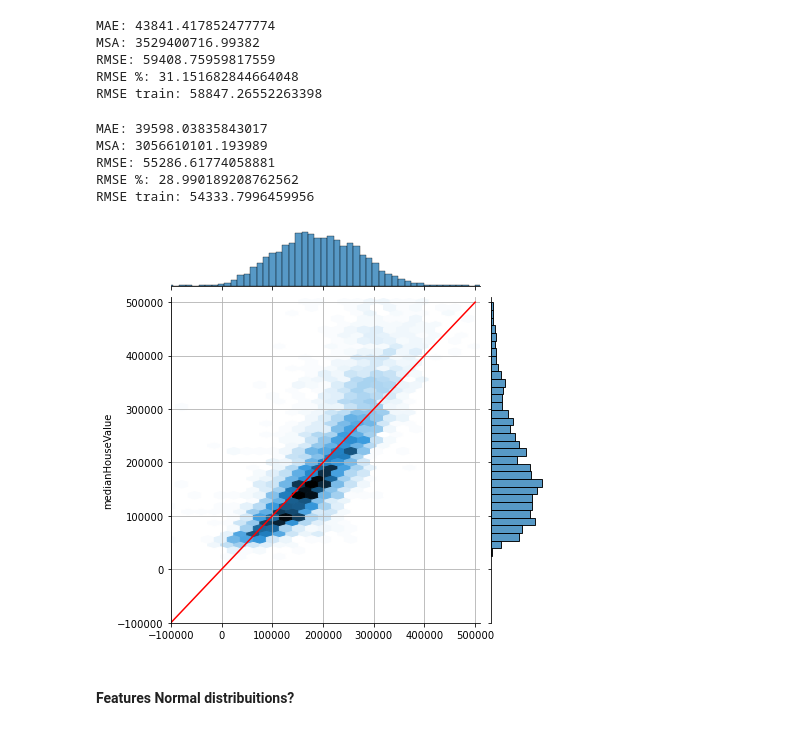
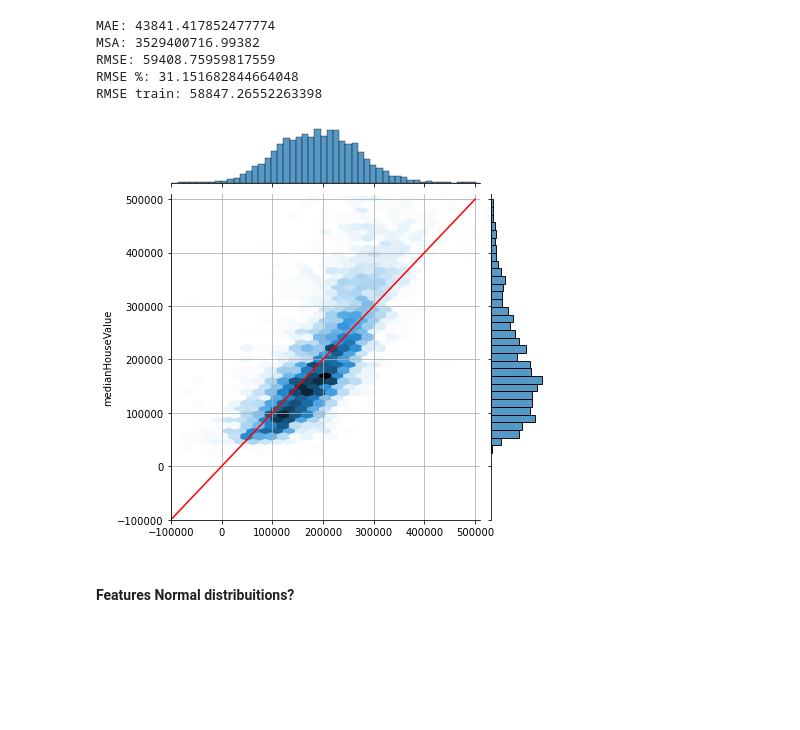
Before and after one commit to a-m-j-s/DS-ML-Study, a Jupyter notebook: CaliforniaHousing/California_housing_2.ipynb, the cells around one changed output. Saved outputs shown, nothing was run; the diff lists cells and outputs as text; code cells hidden in the pictures; blank space fills up the shorter version.

```diff
--- a/CaliforniaHousing/California_housing_2.ipynb
+++ b/CaliforniaHousing/California_housing_2.ipynb
@@ -542,26 +512,14 @@ MSA: 3529400716.99382
 RMSE: 59408.75959817559
 RMSE %: 31.151682844664048
 RMSE train: 58847.26552263398
-# %%
-print('MAE:',metrics.mean_absolute_error(y_test_5,prediction5))
-print('MSA:',metrics.mean_squared_error(y_test_5,prediction5))
-print('RMSE:',np.sqrt(metrics.mean_squared_error(y_test_5,prediction5)))
-print('RMSE %:',np.sqrt(metrics.mean_squared_error(y_test_5,prediction5))/y_test_5.mean()*100)
-print('RMSE train:',np.sqrt(metrics.mean_squared_error(y_train_5,lm5.predict(X_train_5_scaled))))
-# %% [output]
-MAE: 39598.03835843017
-MSA: 3056610101.193989
-RMSE: 55286.61774058881
-RMSE %: 28.990189208762562
-RMSE train: 54333.7996459956
 # %%
-sns.jointplot(prediction5, y_test_5, kind='hex')
+sns.jointplot(prediction4, y_test_4, kind='hex')
 plt.plot(range(-100000,500000), range(-100000,500000), color='red')
 plt.xlim(-100000, 510000)
 plt.ylim(-100000, 510000)
 plt.grid()
 # %% [output]
-[figure, old version]
+[figure, new version]
 # %% [markdown]
 #### Features Normal distribuitions?
 # %%
```
Also changed, not shown: parts of 23 cells of this notebook.
